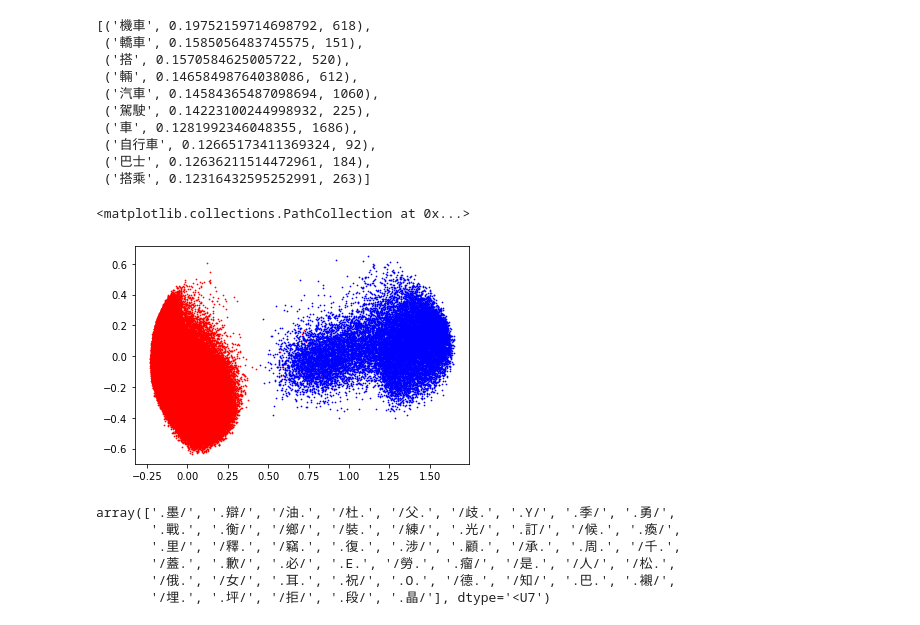
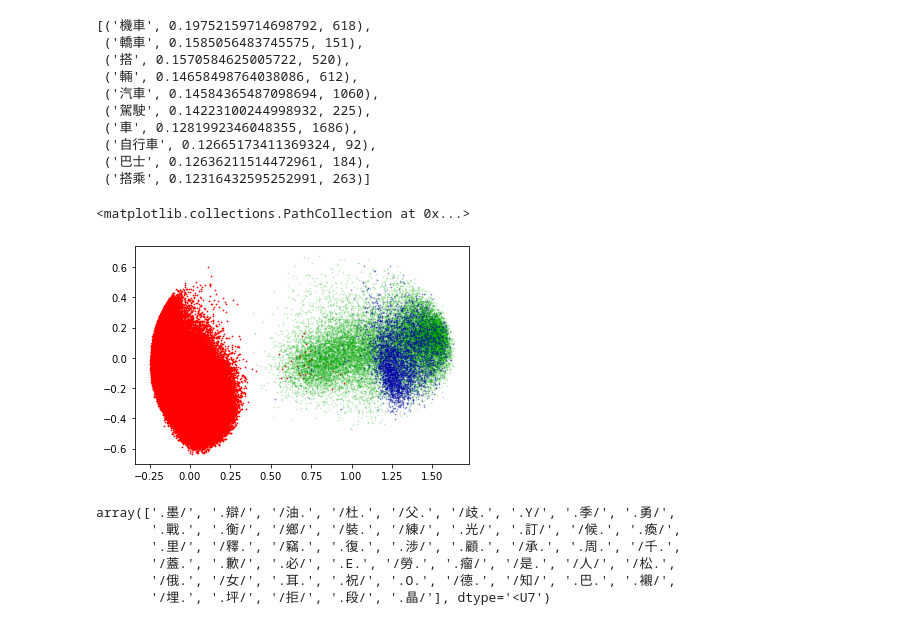
Before and after one commit to seantyh/fluidvec, a Jupyter notebook: etc/10.22-kv-eda.ipynb, the cells around one changed output. Saved outputs shown, nothing was run; the diff lists cells and outputs as text; code cells hidden in the pictures.

Commit message:
add compo fluid_keyvec

```diff
--- a/etc/10.22-kv-eda.ipynb
+++ b/etc/10.22-kv-eda.ipynb
@@ -11,7 +12,7 @@ from fluidvec import create_fluid_keyvec, VocabSet
 vs = VocabSet.load()
 wvocab = vs.word_vocab
 # %%
-fkv = create_fluid_keyvec("../data/model/fluidvec-char.b.1")
+fkv = create_fluid_keyvec("../data/model/fluidvec-char.b.1", "../data/model/fluidvec-compo.b.1")
 fkv
 # %% [output]
 device:  cpu
@@ -117,11 +358,13 @@ norm_vec = vec / norms[:, np.newaxis]
 proj = pca.fit_transform(norm_vec)
 # %%
 from matplotlib import pyplot as plt
+n_compo_offset = fkv.n_word+fkv.n_compo
 plt.scatter(proj[:fkv.n_word, 0], proj[:fkv.n_word, 1], c='red', s=0.5)
-plt.scatter(proj[fkv.n_word:, 0], proj[fkv.n_word:, 1], c='blue', s=0.5)
+plt.scatter(proj[n_compo_offset:, 0], proj[n_compo_offset:, 1], c='#00AA0033', s=0.5)
+plt.scatter(proj[fkv.n_word:n_compo_offset, 0], proj[fkv.n_word:n_compo_offset, 1], c='#0000AA66', s=0.5)
 # %% [output]
 <matplotlib.collections.PathCollection at 0x...>
-[figure, old version]
+[figure, new version]
 # %%
 np.random.choice([fkv.index_to_key[x+fkv.n_word] for x in np.where(proj[fkv.n_word:, 1]>.3)[0]], 50)
 # %% [output]
```
Also changed, not shown: parts of 24 cells of this notebook, 2 other files.
